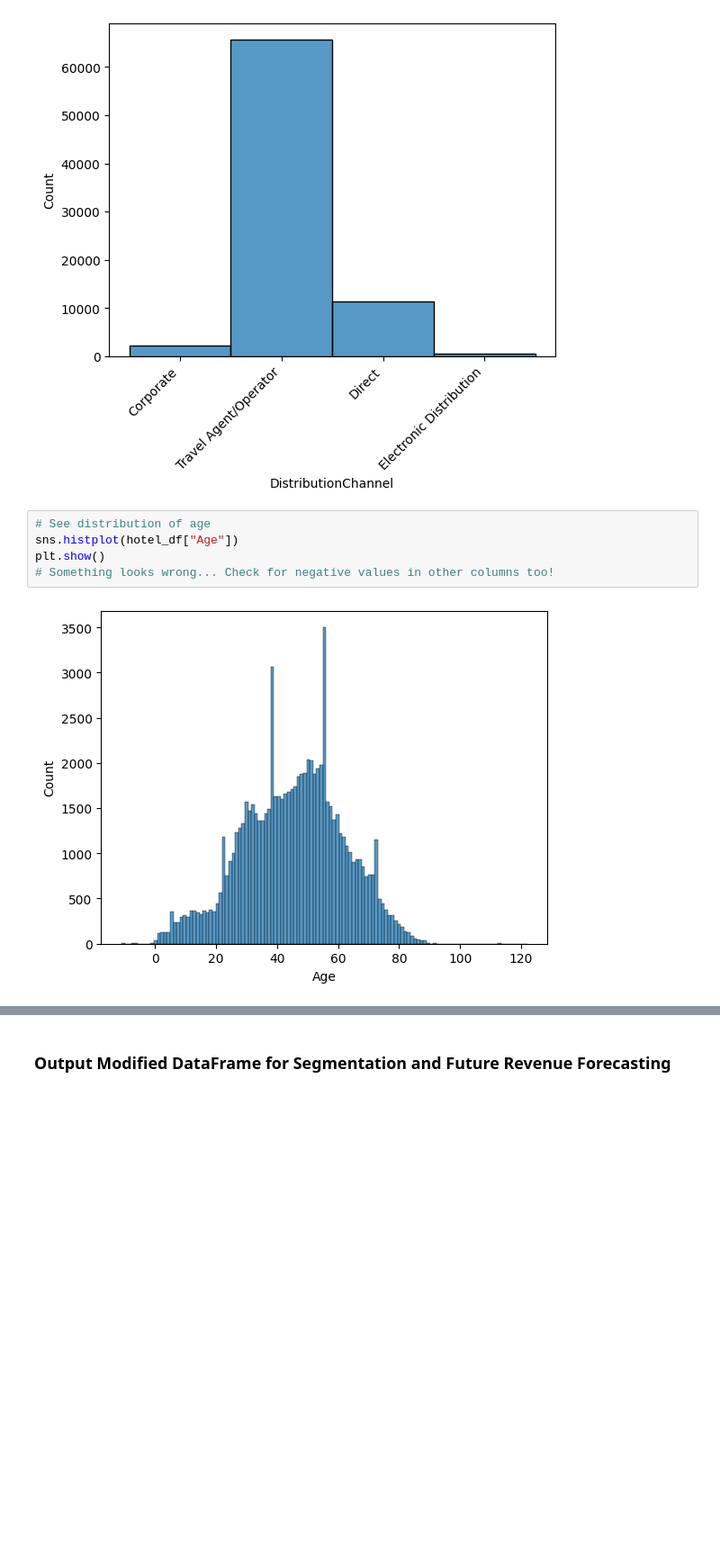
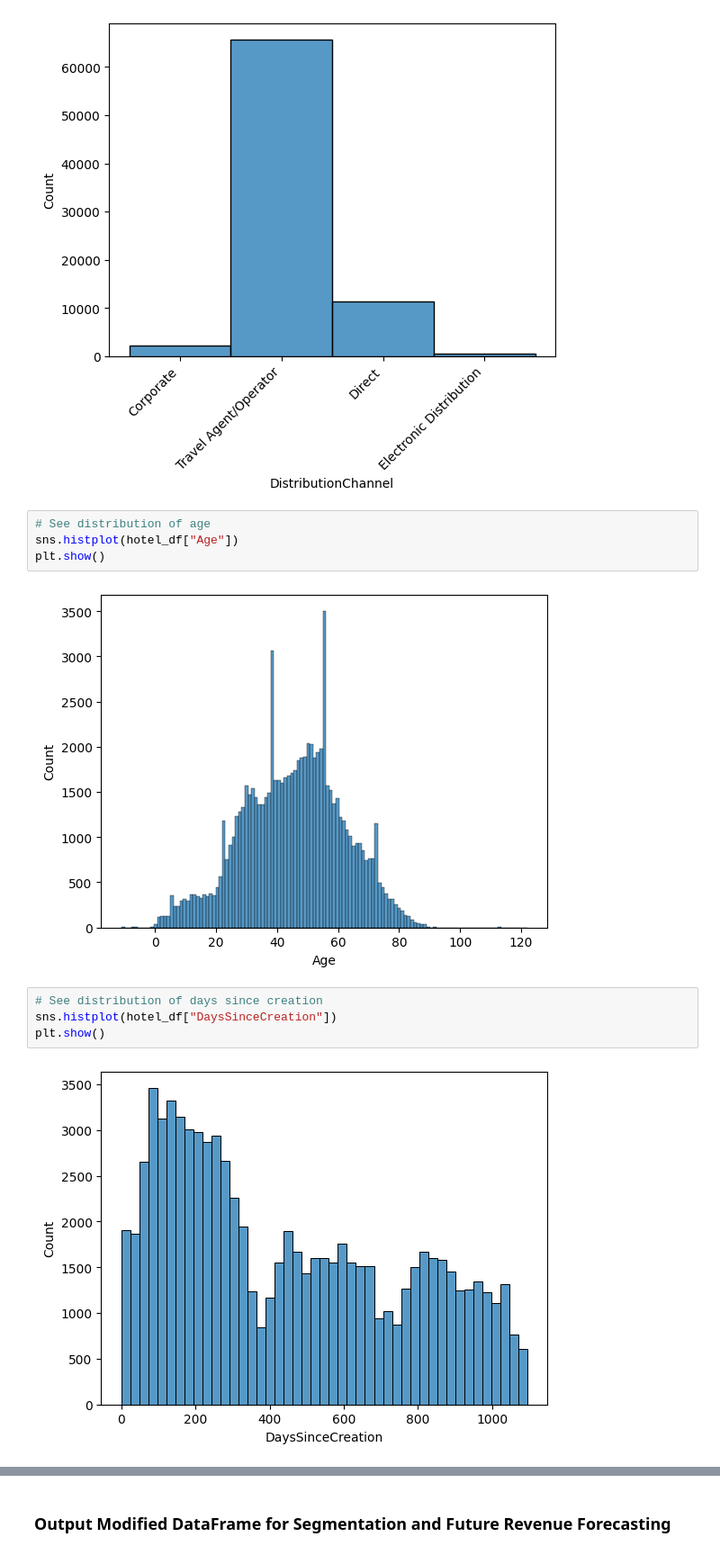
Before and after one commit to Buwoo/BT4211_Hotel, a Jupyter notebook: Hotel_EDA.ipynb, the cells around one changed output, grey strips where cells are left out. Shown: that part at 90% size. Drawn from its saved outputs; the diff is of its cells as text; blank space fills up the shorter version.

```diff
--- a/Hotel_EDA.ipynb
+++ b/Hotel_EDA.ipynb
@@ -170,8 +205,13 @@ plt.show()
 # See distribution of age
 sns.histplot(hotel_df["Age"])
 plt.show()
-# Something looks wrong... Check for negative values in other columns too!
 # %% [output]
 [figure]
+# %%
+# See distribution of days since creation
+sns.histplot(hotel_df["DaysSinceCreation"])
+plt.show()
+# %% [output]
+[figure, added]
 # %%
 hotel_df_encoded.describe().T
```
Also changed, not shown: parts of 5 cells of this notebook, 4 other files.
